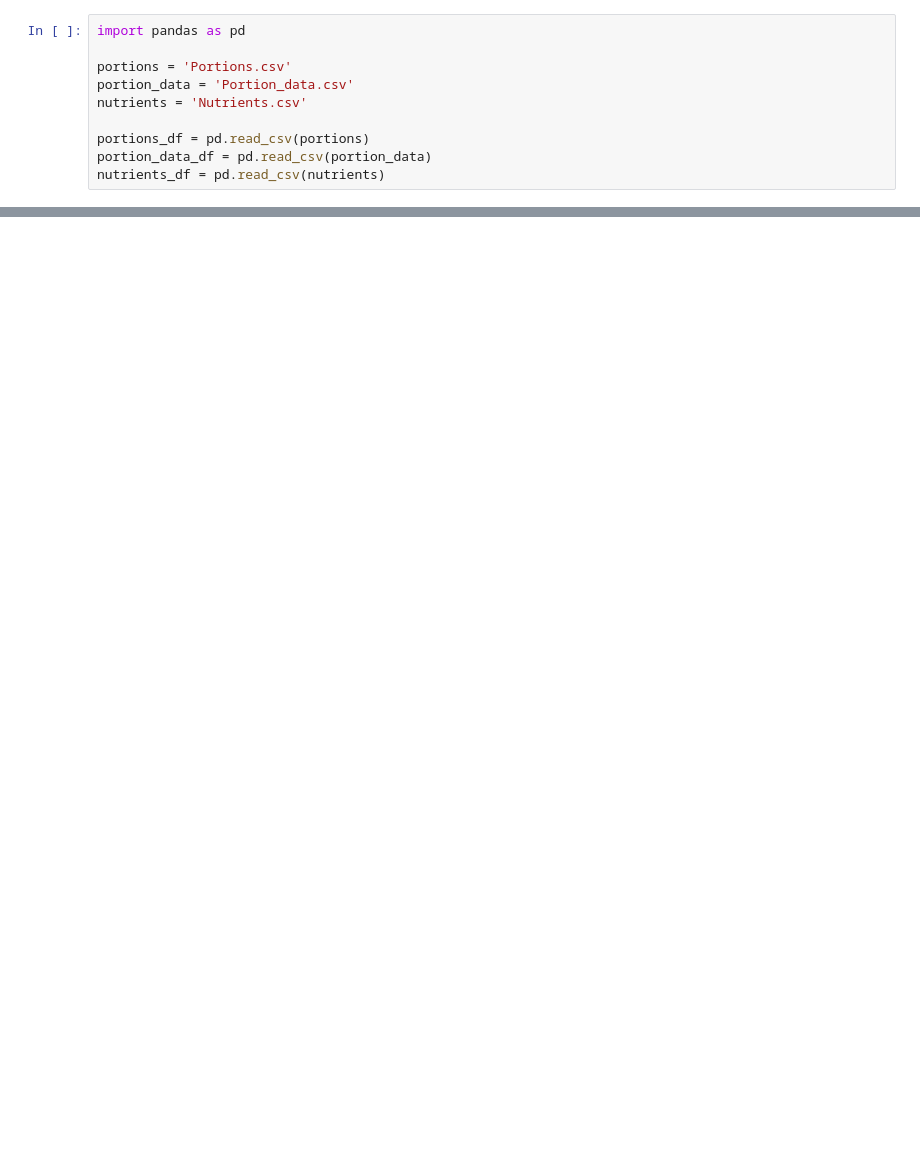
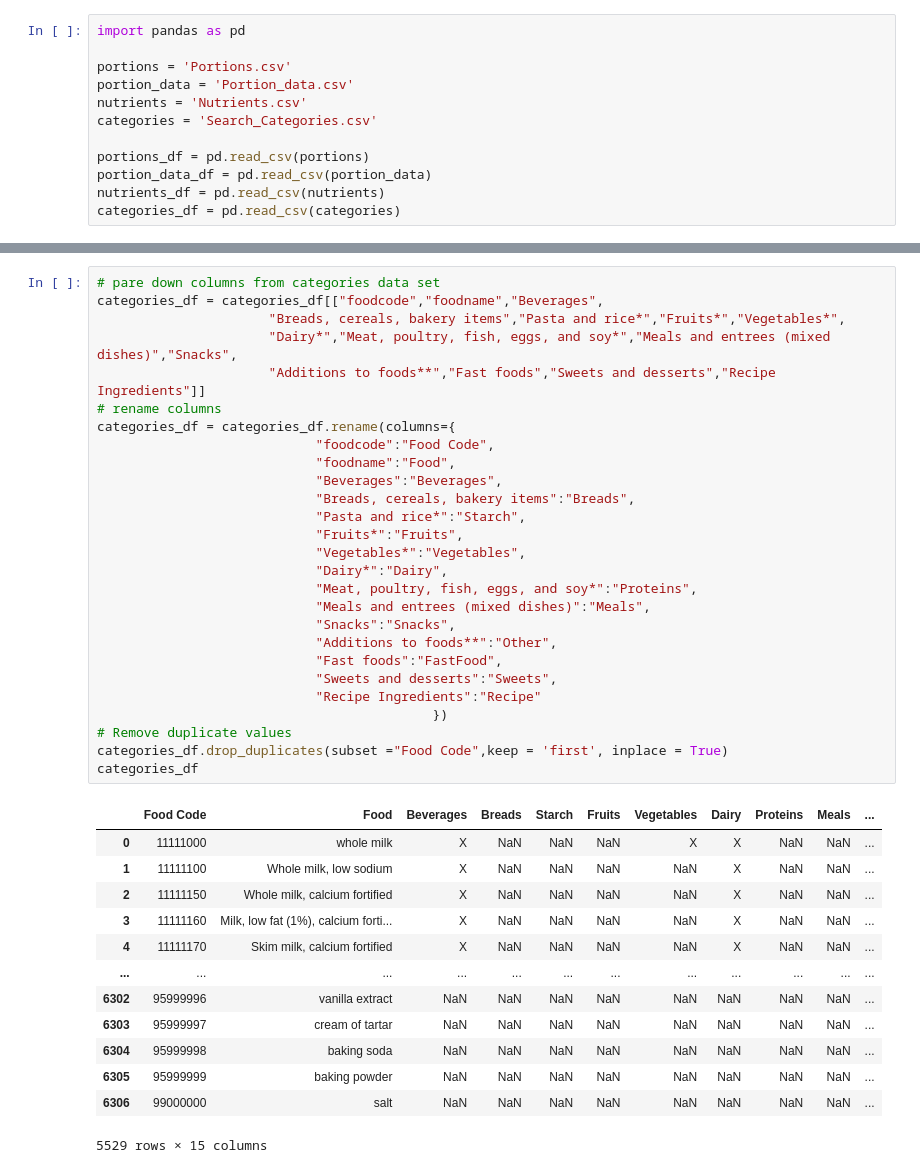
Before and after one commit to seanhoffman76/Project1, a Jupyter notebook: sh_nutrition_merge.ipynb, the cells around one changed output, grey strips where cells are left out. Saved outputs shown, nothing was run; the diff lists cells and outputs as text; blank space fills up the shorter version.

```diff
--- a/sh_nutrition_merge.ipynb
+++ b/sh_nutrition_merge.ipynb
@@ -4,7 +6,9 @@ import pandas as pd
 portions = 'Portions.csv'
 portion_data = 'Portion_data.csv'
 nutrients = 'Nutrients.csv'
+categories = 'Search_Categories.csv'
 
 portions_df = pd.read_csv(portions)
 portion_data_df = pd.read_csv(portion_data)
 nutrients_df = pd.read_csv(nutrients)
+categories_df = pd.read_csv(categories)
@@ -68,0 +112,41 @@ select_fat = random_fats[(random_fats['Category']=='Fats')
+# %%
+# pare down columns from categories data set
+categories_df = categories_df[["foodcode","foodname","Beverages",
+                      "Breads, cereals, bakery items","Pasta and rice*","Fruits*","Vegetables*",
+                      "Dairy*","Meat, poultry, fish, eggs, and soy*","Meals and entrees (mixed dishes)","Snacks",
+                      "Additions to foods**","Fast foods","Sweets and desserts","Recipe Ingredients"]]
+# rename columns
+categories_df = categories_df.rename(columns={
+                            "foodcode":"Food Code",
+                            "foodname":"Food",
+                            "Beverages":"Beverages",
+                            "Breads, cereals, bakery items":"Breads",
+                            "Pasta and rice*":"Starch",
+                            "Fruits*":"Fruits",
+                            "Vegetables*":"Vegetables",
+                            "Dairy*":"Dairy",
+                            "Meat, poultry, fish, eggs, and soy*":"Proteins",
+                            "Meals and entrees (mixed dishes)":"Meals",
+                            "Snacks":"Snacks",
+                            "Additions to foods**":"Other",
+                            "Fast foods":"FastFood",
+                            "Sweets and desserts":"Sweets",
+                            "Recipe Ingredients":"Recipe"
+                                           })
+# Remove duplicate values
+categories_df.drop_duplicates(subset ="Food Code",keep = 'first', inplace = True)
+categories_df
+# %% [output]
+|  | Food Code | Food | Beverages | Breads | Starch | Fruits | Vegetables | Dairy | Proteins | Meals | ... |
+| 0 | 11111000 | whole milk | X | NaN | NaN | NaN | X | X | NaN | NaN | ... |
+| 1 | 11111100 | Whole milk, low sodium | X | NaN | NaN | NaN | NaN | X | NaN | NaN | ... |
+| 2 | 11111150 | Whole milk, calcium fortified | X | NaN | NaN | NaN | NaN | X | NaN | NaN | ... |
+| 3 | 11111160 | Milk, low fat (1%), calcium forti... | X | NaN | NaN | NaN | NaN | X | NaN | NaN | ... |
+| 4 | 11111170 | Skim milk, calcium fortified | X | NaN | NaN | NaN | NaN | X | NaN | NaN | ... |
+| ... | ... | ... | ... | ... | ... | ... | ... | ... | ... | ... | ... |
+| 6302 | 95999996 | vanilla extract | NaN | NaN | NaN | NaN | NaN | NaN | NaN | NaN | ... |
+| 6303 | 95999997 | cream of tartar | NaN | NaN | NaN | NaN | NaN | NaN | NaN | NaN | ... |
+| 6304 | 95999998 | baking soda | NaN | NaN | NaN | NaN | NaN | NaN | NaN | NaN | ... |
+| 6305 | 95999999 | baking powder | NaN | NaN | NaN | NaN | NaN | NaN | NaN | NaN | ... |
+| 6306 | 99000000 | salt | NaN | NaN | NaN | NaN | NaN | NaN | NaN | NaN | ... |
+5529 rows × 15 columns
```
Also changed, not shown: parts of 25 cells of this notebook, 2 other files.
